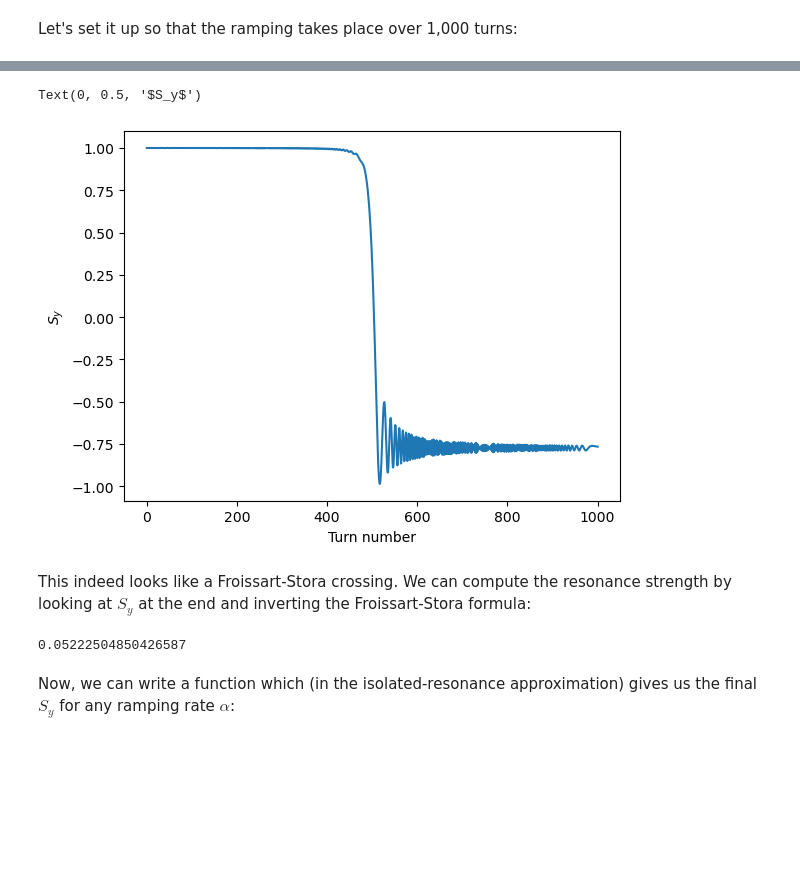
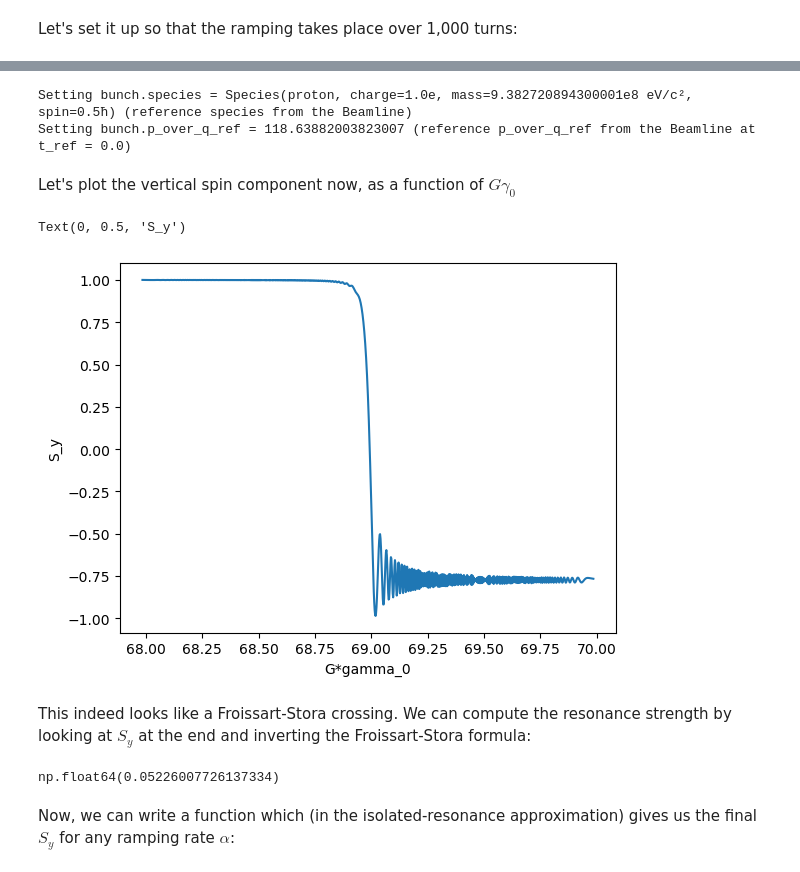
Before and after one commit to bmad-sim/SciBmad.jl, a Jupyter notebook: examples/python/ags-spin-ramp.ipynb, the cells around one changed output, grey strips where cells are left out. Drawn from its saved outputs; the diff is of its cells as text; code cells hidden in the pictures; blank space fills up the shorter version.

Commit message:
clean up spin resonance notebooks

```diff
--- a/examples/python/ags-spin-ramp.ipynb
+++ b/examples/python/ags-spin-ramp.ipynb
@@ -33 +31,3 @@ ring = jl.ring
+# %%
+ring = jl.include("../../lattices/ags.jl");
 # %% [markdown]
@@ -72,17 +71,48 @@ The indices of `M` are (particle index, turn index, coordinate index). We have o
+# %%
+# Initialize bunch
+v0 = np.matrix([0.0, 0.0, 2.5e-4, 0.0, 0.0, 0.0]) # Initial phase space coordinate
+q0 = np.matrix([1.0, 0.0, 0.0, 0.0]) # Identity quaternion (Because SciBmad tracks quaternions)
+b0 = jl.Bunch(jl.Array(v0), jl.Array(q0)) # Note: must be converted to Julia arrays for performance
+
+s_initial = np.matrix([0.0, 1.0, 0.0]) # Initial spin will be vertical
+s_y = np.zeros(1001)  # Vector to store vertical spin component at each turn
+s_y[0] = 1 # Initial spin will be vertical
+
+# Also store Gγ for plotting:
+Gγ = np.zeros(1001)
+Gγ[0] =  jl.gyromagnetic_anomaly(p) * ring.E_ref(0) / jl.massof(p)
+
+for i in range(1, 1001):
+
+    # Track one turn:
+    jl.track_b(b0, ring, ramp_particle_energy_without_rf=True)
+
+    # Store the result
+    s_final = jl.rotate_spins(b0.coords.q, s_initial)
+    s_y[i] = s_final[0, 1] # [s_x, s_y, s_z] -> second element is vertical
+
+    # current reference time is in Bunch.t_ref
+    t_ref = b0.t_ref
+    Gγ[i] = jl.gyromagnetic_anomaly(p) * ring.E_ref(t_ref) / jl.massof(p)
+# %% [output]
+Setting bunch.species = Species(proton, charge=1.0e, mass=9.382720894300001e8 eV/c², spin=0.5ħ) (reference species from the Beamline)
+Setting bunch.p_over_q_ref = 118.63882003823007 (reference p_over_q_ref from the Beamline at t_ref = 0.0)
+# %% [markdown]
+Let's plot the vertical spin component now, as a function of $G\gamma_0$
 # %%
-plt.plot(M[0,:,7])
-plt.xlabel("Turn number")
-plt.ylabel("$S_y$")
+plt.plot(Gγ, s_y)
+plt.xlabel("G*gamma_0")
+plt.ylabel("S_y")
 # %% [output]
-Text(0, 0.5, '$S_y$')
+Text(0, 0.5, 'S_y')
-[figure, old version]
+[figure, new version]
 # %% [markdown]
 This indeed looks like a Froissart-Stora crossing. We can compute the resonance strength by looking at $S_y$ at the end and inverting the Froissart-Stora formula:
 # %%
-epsilon = sqrt(2*(2/1000)/pi*log(2/(1+M[0,-1,7])))
-print(epsilon)
+epsilon = np.sqrt(2*(2/1000)/np.pi*np.log(2/(1+s_y[-1])))
+epsilon
 # %% [output]
-0.05222504850426587
+np.float64(0.05226007726137334)
 # %% [markdown]
 Now, we can write a function which (in the isolated-resonance approximation) gives us the final $S_y$ for any ramping rate $\alpha$:
 # %%
```
Also changed, not shown: parts of 19 cells of this notebook, 3 other files.
